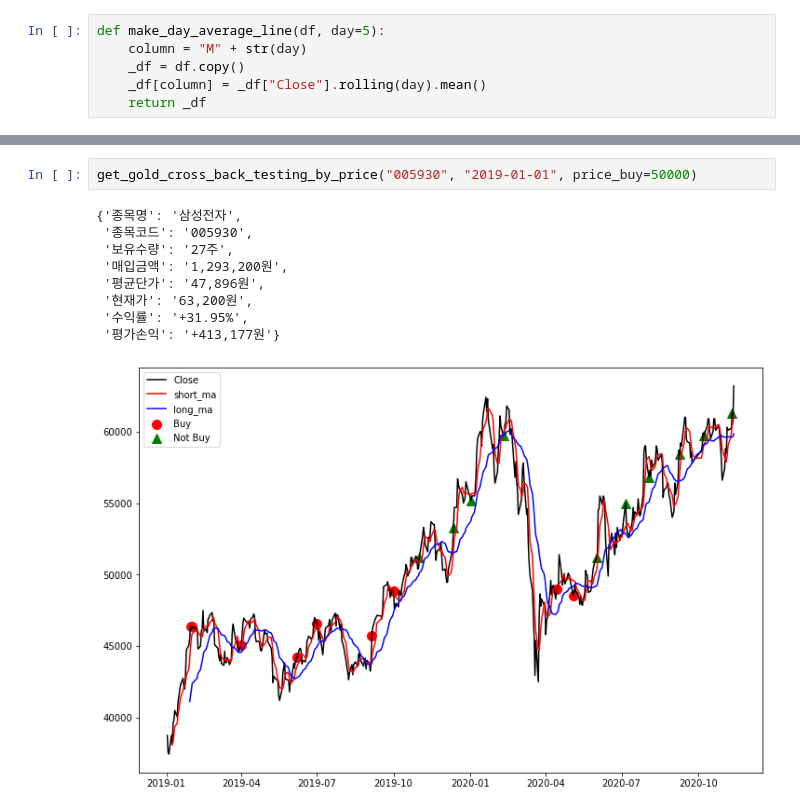
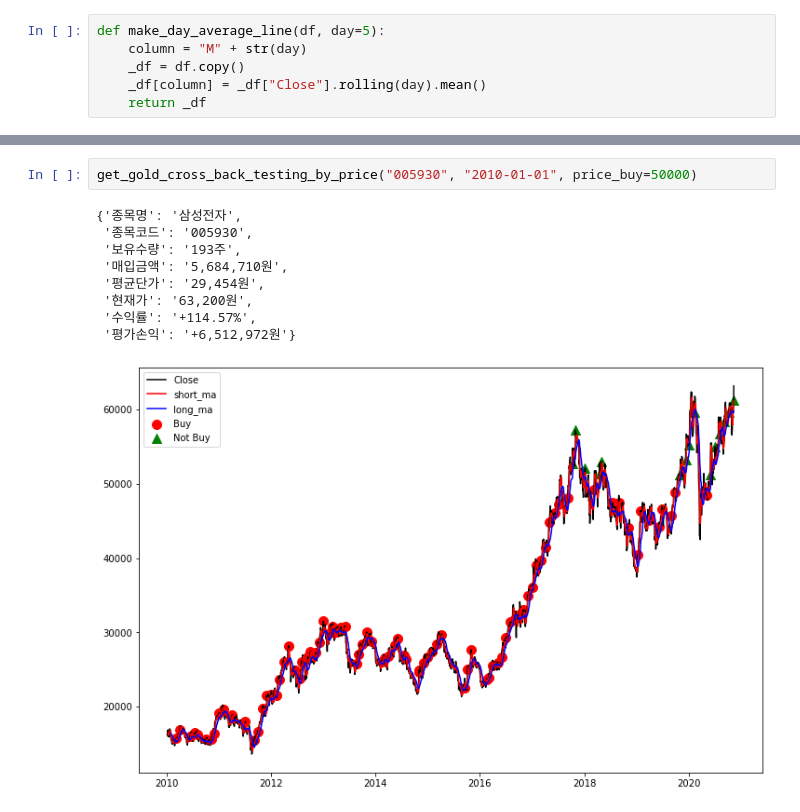
Before and after one commit to jjjCHA/stock_back_testing, a Jupyter notebook: get_gold_cross_back_testing.ipynb, the cells around one changed output, grey strips where cells are left out. Cells and saved outputs as stored; diff of their text form.

```diff
--- a/get_gold_cross_back_testing.ipynb
+++ b/get_gold_cross_back_testing.ipynb
@@ -382,14 +382,14 @@ def get_gold_cross_back_testing_by_price(
     else:
         print("데이터가 없습니다.")
 # %%
-get_gold_cross_back_testing_by_price("005930", "2019-01-01", price_buy=50000)
+get_gold_cross_back_testing_by_price("005930", "2010-01-01", price_buy=50000)
 # %% [output]
 {'종목명': '삼성전자',
  '종목코드': '005930',
- '보유수량': '27주',
- '매입금액': '1,293,200원',
- '평균단가': '47,896원',
+ '보유수량': '193주',
+ '매입금액': '5,684,710원',
+ '평균단가': '29,454원',
  '현재가': '63,200원',
- '수익률': '+31.95%',
- '평가손익': '+413,177원'}
+ '수익률': '+114.57%',
+ '평가손익': '+6,512,972원'}
-[figure, old version]
+[figure, new version]
```
Also changed, not shown: parts of 3 cells of this notebook, 1 other file.
